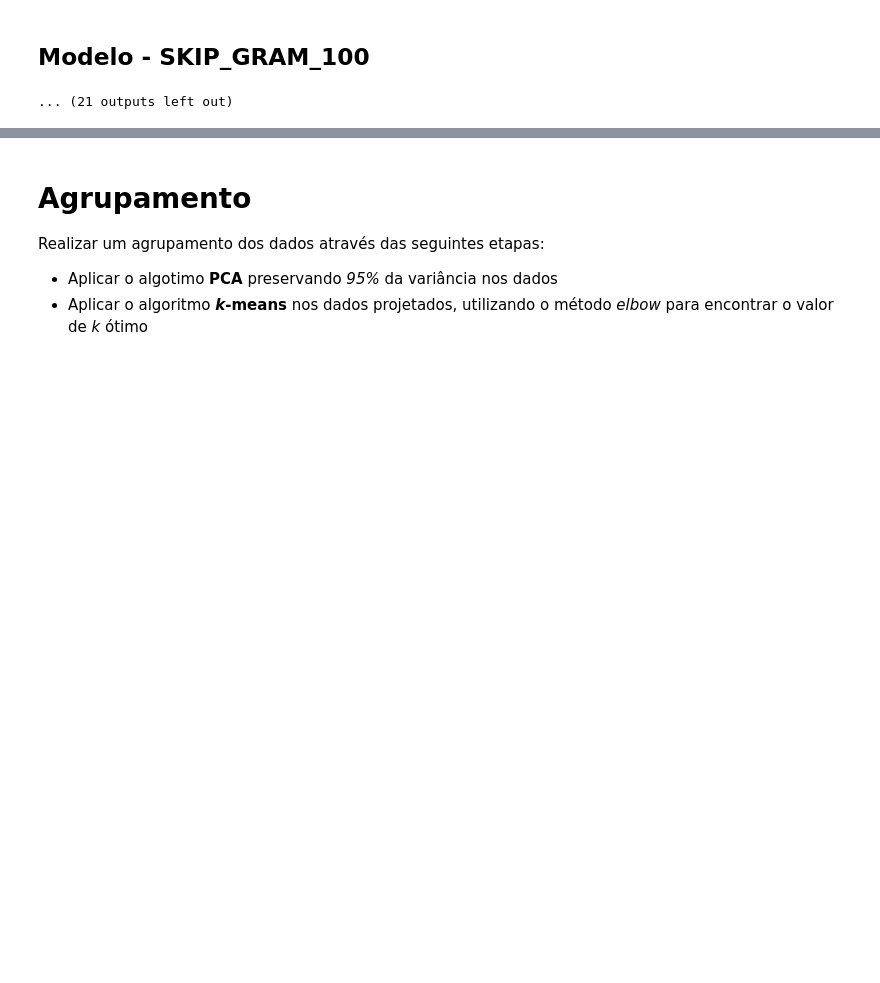
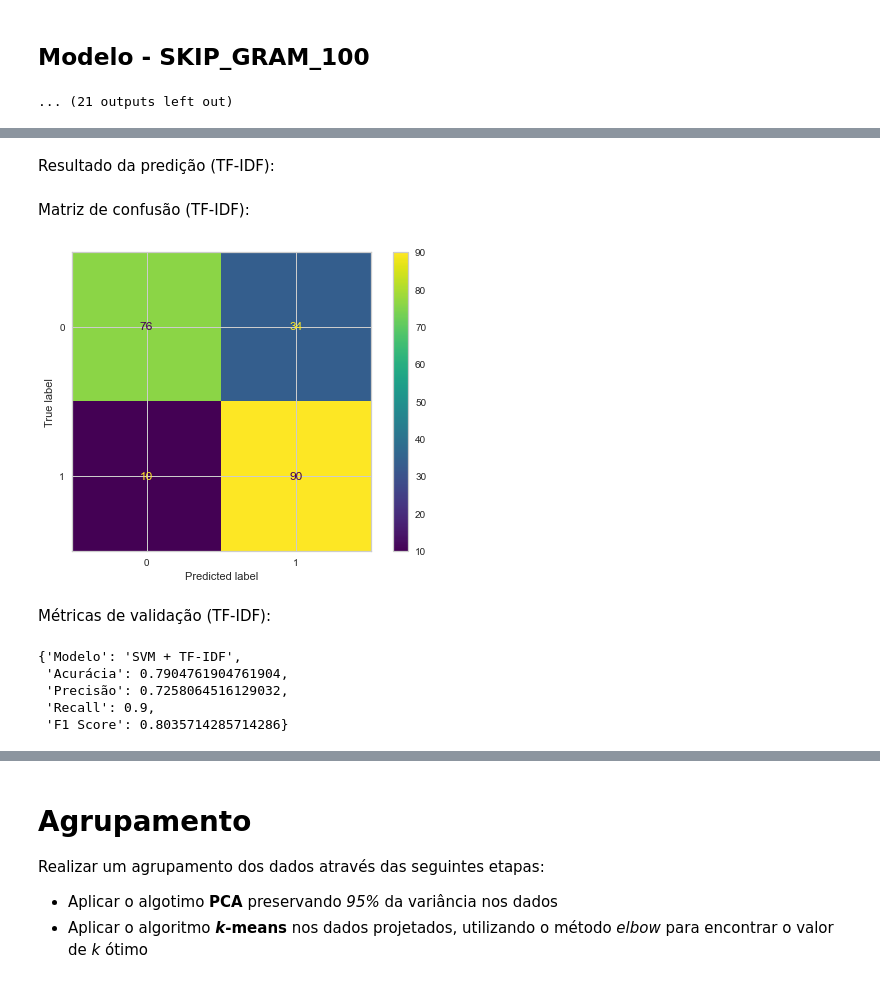
Before and after one commit to valeriojr/ecom063-pln, a Jupyter notebook: Processamento de linguagem natural - 5ª lista de exercícios.ipynb, the cells around one changed output, grey strips where cells are left out. Saved outputs shown, nothing was run; the diff lists cells and outputs as text; code cells hidden in the pictures; blank space fills up the shorter version.

```diff
--- a/Processamento de linguagem natural - 5ª lista de exercícios.ipynb
+++ b/Processamento de linguagem natural - 5ª lista de exercícios.ipynb
@@ -322,0 +411,4 @@ Modelo - SKIP_GRAM_100
+# %%
+classifier = SVC().fit(X_train, y_train)
+# %% [markdown]
+Resultado da predição (TF-IDF):
@@ -322,0 +417,24 @@ Modelo - SKIP_GRAM_100
+# %% [markdown]
+Matriz de confusão (TF-IDF):
+# %%
+plot_confusion_matrix(classifier, X_test, y_test)
+pyplot.show()
+# %% [output]
+[figure, added]
+# %% [markdown]
+Métricas de validação (TF-IDF):
+# %%
+svm_metrics = {
+    'Modelo': 'SVM + TF-IDF',
+    'Acurácia': accuracy_score(y_test, y_pred),
+    'Precisão': precision_score(y_test, y_pred),
+    'Recall': recall_score(y_test, y_pred),
+    'F1 Score': f1_score(y_test, y_pred)
+}
+svm_metrics
+# %% [output]
+{'Modelo': 'SVM + TF-IDF',
+ 'Acurácia': 0.7904761904761904,
+ 'Precisão': 0.7258064516129032,
+ 'Recall': 0.9,
+ 'F1 Score': 0.8035714285714286}
```
Also changed, not shown: parts of 45 cells of this notebook.
